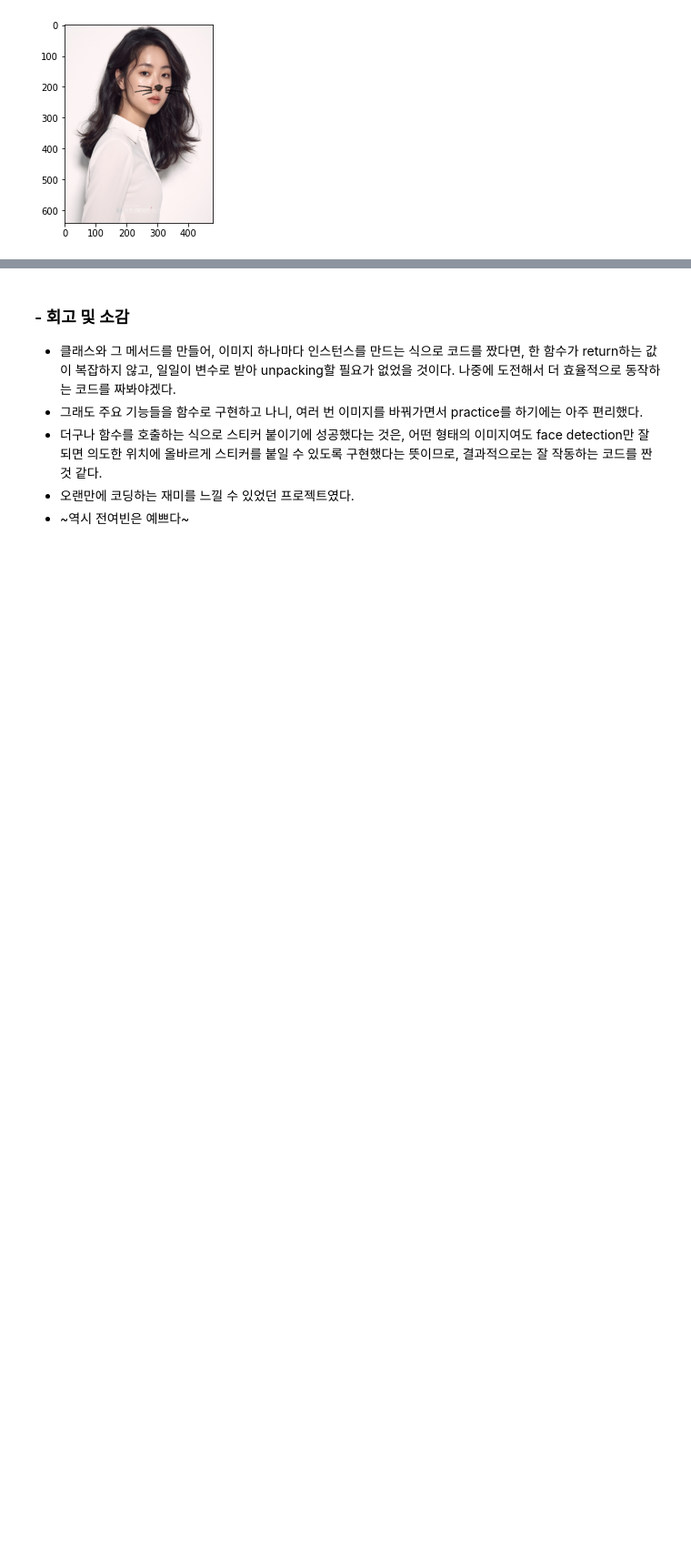
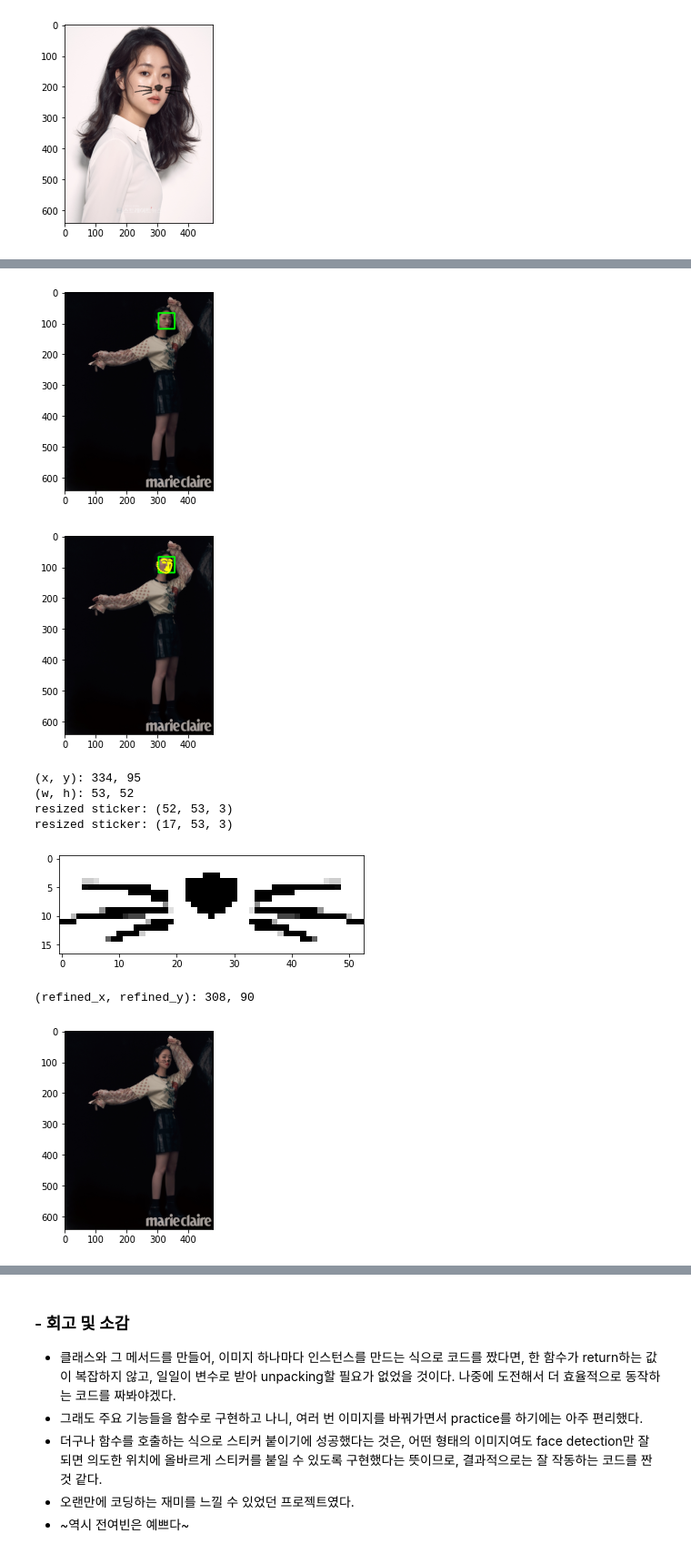
Before and after one commit to nanunzoey/aiffel_projects, a Jupyter notebook: exploration/E3_face_sticker.ipynb, the cells around one changed output, grey strips where cells are left out. Shown at 91% size. Cells and saved outputs as stored; diff of their text form; code cells hidden in the pictures; blank space fills up the shorter version.

```diff
--- a/exploration/E3_face_sticker.ipynb
+++ b/exploration/E3_face_sticker.ipynb
@@ -28,7 +29,7 @@ base_path = os.getenv('HOME') + '/aiffel/aiffel_projects/data/camera_sticker/ima
 # 각 이미지 파일 경로들을 리스트에 담는다
 img_path_list = []
 
-for i in range(7):  # 총 7개의 이미지 사용
+for i in range(12):  # 총 12개의 이미지 사용
     i += 1
     filename = str(i) + '.png'
     path = os.path.join(base_path, filename)
@@ -55,6 +56,11 @@ img_list.append(img_resize(img_path_list[0]))
 img_list.append(img_resize(img_path_list[1]))
 img_list.append(img_resize(img_path_list[5]))
 img_list.append(img_resize(img_path_list[6]))
+img_list.append(img_resize(img_path_list[7]))
+img_list.append(img_resize(img_path_list[8]))
+img_list.append(img_resize(img_path_list[9]))
+img_list.append(img_resize(img_path_list[10]))
+img_list.append(img_resize(img_path_list[11]))
 
 print(len(img_list))
 # %% [output]
@@ -86,6 +92,13 @@ first_img_bgr, first_img_show, first_img_rgb = img_list[0]
 second_img_bgr, second_img_show, second_img_rgb = img_list[1]
 third_img_bgr, third_img_show, third_img_rgb = img_list[2]
 fourth_img_bgr, fourth_img_show, fourth_img_rgb = img_list[3]
+
+# 마지막에 명암 및 촬영 거리 비교를 위한 이미지들
+fifth_img_bgr, fifth_img_show, fifth_img_rgb = img_list[4]
+sixth_img_bgr, sixth_img_show, sixth_img_rgb = img_list[5]
+seventh_img_bgr, seventh_img_show, seventh_img_rgb = img_list[6]
+eighth_img_bgr, eighth_img_show, eighth_img_rgb = img_list[7]
+nineth_img_bgr, nineth_img_show, nineth_img_rgb = img_list[8]
 # %%
 # 전처리한 이미지들을 한 번에 출력해서 확인
 fig = plt.figure(figsize=(10, 15))
@@ -94,11 +107,13 @@ rows = 4
 cols = 3
 i = 0
 
-for imgs in img_list:
+for imgs in img_list[:5]:
     for img in imgs:
-        ax = fig.add_subplot(rows, cols, i+1)
+        i += 1
+        if i > 12: break
+        ax = fig.add_subplot(rows, cols, i)
         ax.imshow(img)
-        i += 1
+
 
 plt.show()
 # %% [output]
@@ -402,0 +436,19 @@ resized sticker: (51, 156, 3)
+# %%
+# 촬영 거리가 먼 경우
+seventh_img_show, seventh_rects = draw_rect(seventh_img_show)
+seventh_img_show, seventh_landmarks = draw_landmarks(seventh_img_show, seventh_rects)
+
+img = weighted_sticker(seventh_img_bgr, seventh_rects, seventh_landmarks)
+
+plt.imshow(cv2.cvtColor(img, cv2.COLOR_BGR2RGB))
+plt.show()
+# %% [output]
+[figure, added]
+[figure, added]
+(x, y): 334, 95
+(w, h): 53, 52
+resized sticker: (52, 53, 3)
+resized sticker: (17, 53, 3)
+[figure, added]
+(refined_x, refined_y): 308, 90
+[figure, added]
```
Also changed, not shown: parts of 7 cells of this notebook.
